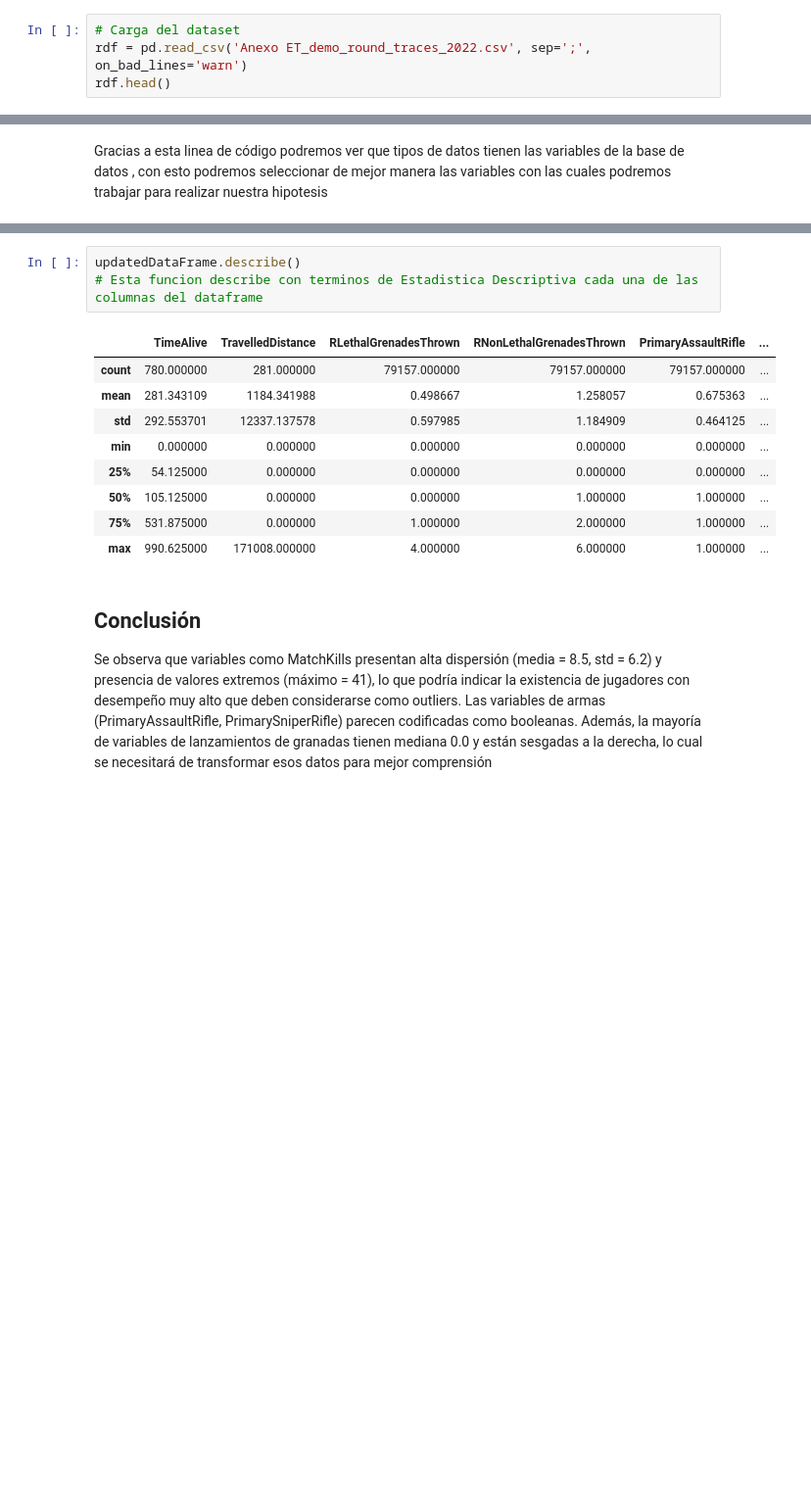
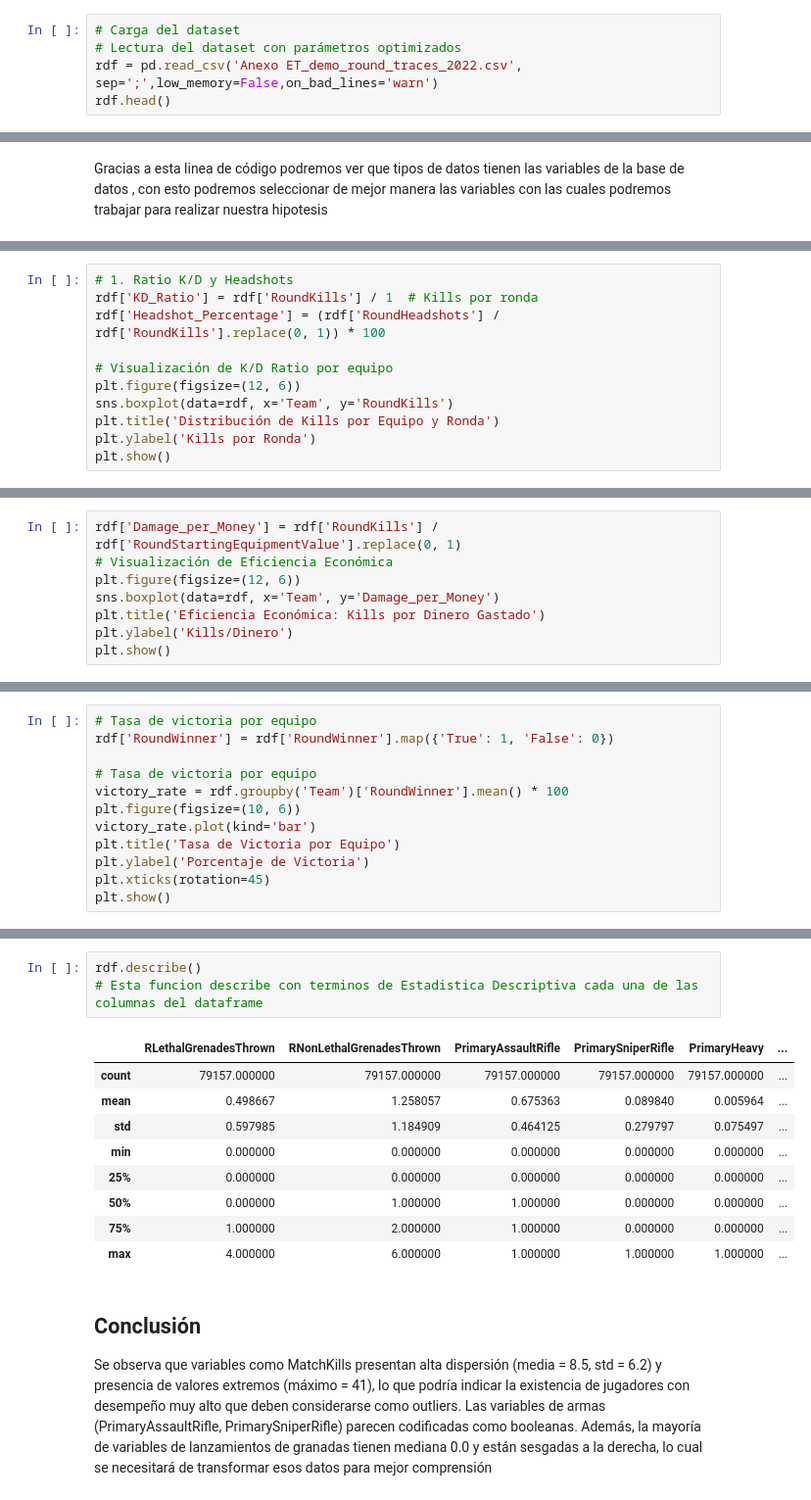
Before and after one commit to lonelystar16/fund-machinelearning, a Jupyter notebook: Informe Tecnico.ipynb, the cells around one changed output, grey strips where cells are left out. Shown at 98% size. Saved outputs shown, nothing was run; the diff lists cells and outputs as text; blank space fills up the shorter version.

```diff
--- a/Informe Tecnico.ipynb
+++ b/Informe Tecnico.ipynb
@@ -77,6 +70,7 @@ from sklearn.metrics import mean_squared_error, r2_score
 # %%
 # Carga del dataset
-rdf = pd.read_csv('Anexo ET_demo_round_traces_2022.csv', sep=';', on_bad_lines='warn')
+# Lectura del dataset con parámetros optimizados
+rdf = pd.read_csv('Anexo ET_demo_round_traces_2022.csv', sep=';',low_memory=False,on_bad_lines='warn')
 rdf.head()
 # %% [output]
 |  | Unnamed: 0 | Map | Team | InternalTeamId | MatchId | RoundId | RoundWinner | MatchWinner | Survived | ... |
@@ -194,0 +335,11 @@ dtype: float64
+# %%
+# 1. Ratio K/D y Headshots
+rdf['KD_Ratio'] = rdf['RoundKills'] / 1  # Kills por ronda
+rdf['Headshot_Percentage'] = (rdf['RoundHeadshots'] / rdf['RoundKills'].replace(0, 1)) * 100
+
+# Visualización de K/D Ratio por equipo
+plt.figure(figsize=(12, 6))
+sns.boxplot(data=rdf, x='Team', y='RoundKills')
+plt.title('Distribución de Kills por Equipo y Ronda')
+plt.ylabel('Kills por Ronda')
+plt.show()
@@ -194,0 +359,8 @@ dtype: float64
+# %%
+rdf['Damage_per_Money'] = rdf['RoundKills'] / rdf['RoundStartingEquipmentValue'].replace(0, 1)
+# Visualización de Eficiencia Económica
+plt.figure(figsize=(12, 6))
+sns.boxplot(data=rdf, x='Team', y='Damage_per_Money')
+plt.title('Eficiencia Económica: Kills por Dinero Gastado')
+plt.ylabel('Kills/Dinero')
+plt.show()
@@ -194,0 +371,12 @@ dtype: float64
+# %%
+# Tasa de victoria por equipo
+rdf['RoundWinner'] = rdf['RoundWinner'].map({'True': 1, 'False': 0})
+
+# Tasa de victoria por equipo
+victory_rate = rdf.groupby('Team')['RoundWinner'].mean() * 100
+plt.figure(figsize=(10, 6))
+victory_rate.plot(kind='bar')
+plt.title('Tasa de Victoria por Equipo')
+plt.ylabel('Porcentaje de Victoria')
+plt.xticks(rotation=45)
+plt.show()
@@ -195,16 +385,16 @@ dtype: float64
 # %%
-updatedDataFrame.describe()
+rdf.describe()
 # Esta funcion describe con terminos de Estadistica Descriptiva cada una de las columnas del dataframe
 # %% [output]
-|  | TimeAlive | TravelledDistance | RLethalGrenadesThrown | RNonLethalGrenadesThrown | PrimaryAssaultRifle | ... |
-| count | 780.000000 | 281.000000 | 79157.000000 | 79157.000000 | 79157.000000 | ... |
-| mean | 281.343109 | 1184.341988 | 0.498667 | 1.258057 | 0.675363 | ... |
-| std | 292.553701 | 12337.137578 | 0.597985 | 1.184909 | 0.464125 | ... |
+|  | RLethalGrenadesThrown | RNonLethalGrenadesThrown | PrimaryAssaultRifle | PrimarySniperRifle | PrimaryHeavy | ... |
+| count | 79157.000000 | 79157.000000 | 79157.000000 | 79157.000000 | 79157.000000 | ... |
+| mean | 0.498667 | 1.258057 | 0.675363 | 0.089840 | 0.005964 | ... |
+| std | 0.597985 | 1.184909 | 0.464125 | 0.279797 | 0.075497 | ... |
 | min | 0.000000 | 0.000000 | 0.000000 | 0.000000 | 0.000000 | ... |
-| 25% | 54.125000 | 0.000000 | 0.000000 | 0.000000 | 0.000000 | ... |
-| 50% | 105.125000 | 0.000000 | 0.000000 | 1.000000 | 1.000000 | ... |
-| 75% | 531.875000 | 0.000000 | 1.000000 | 2.000000 | 1.000000 | ... |
-| max | 990.625000 | 171008.000000 | 4.000000 | 6.000000 | 1.000000 | ... |
+| 25% | 0.000000 | 0.000000 | 0.000000 | 0.000000 | 0.000000 | ... |
+| 50% | 0.000000 | 1.000000 | 1.000000 | 0.000000 | 0.000000 | ... |
+| 75% | 1.000000 | 2.000000 | 1.000000 | 0.000000 | 0.000000 | ... |
+| max | 4.000000 | 6.000000 | 1.000000 | 1.000000 | 1.000000 | ... |
 # %% [markdown]
 ## Conclusión
 Se observa que variables como MatchKills presentan alta dispersión (media = 8.5, std = 6.2) y presencia de valores extremos (máximo = 41), lo que podría indicar la existencia de jugadores con desempeño muy alto que deben considerarse como outliers. Las variables de armas (PrimaryAssaultRifle, PrimarySniperRifle) parecen codificadas como booleanas.
```
Also changed, not shown: parts of 90 cells of this notebook, 1 other file.
